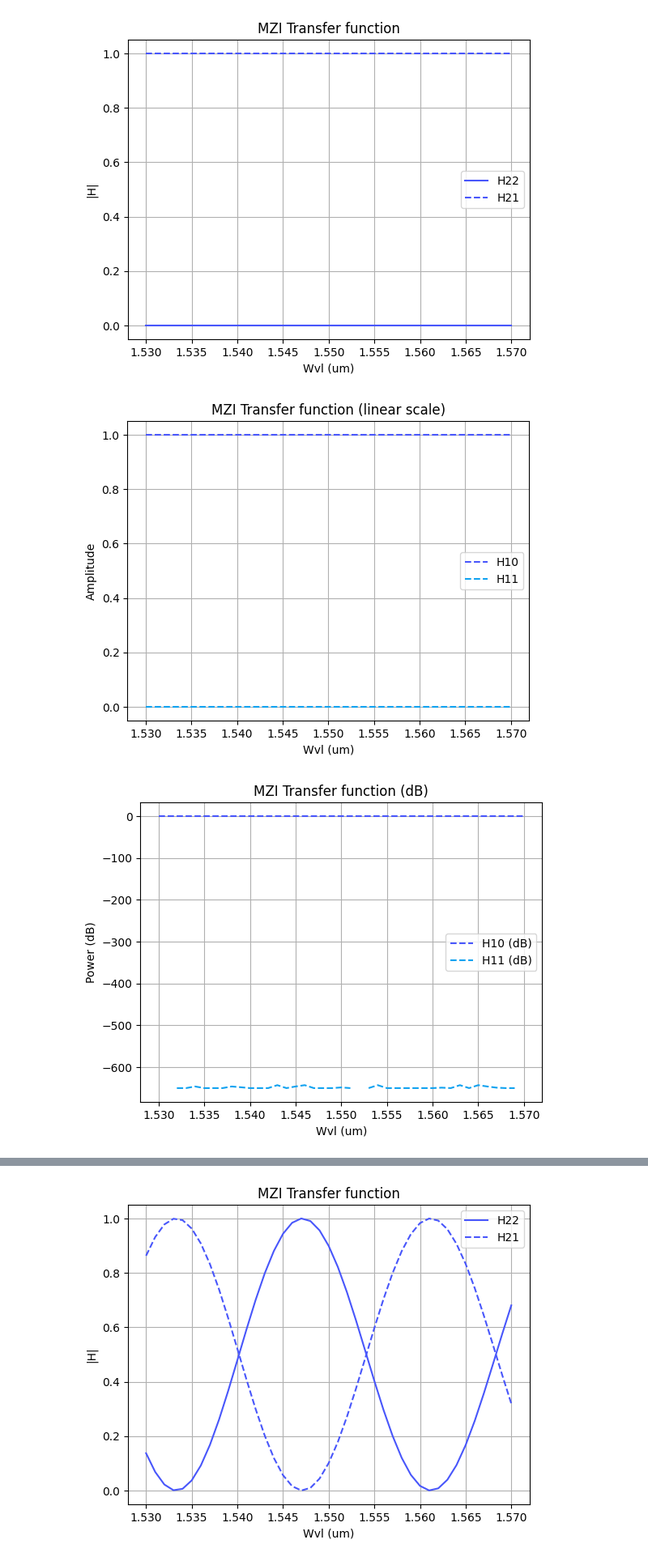
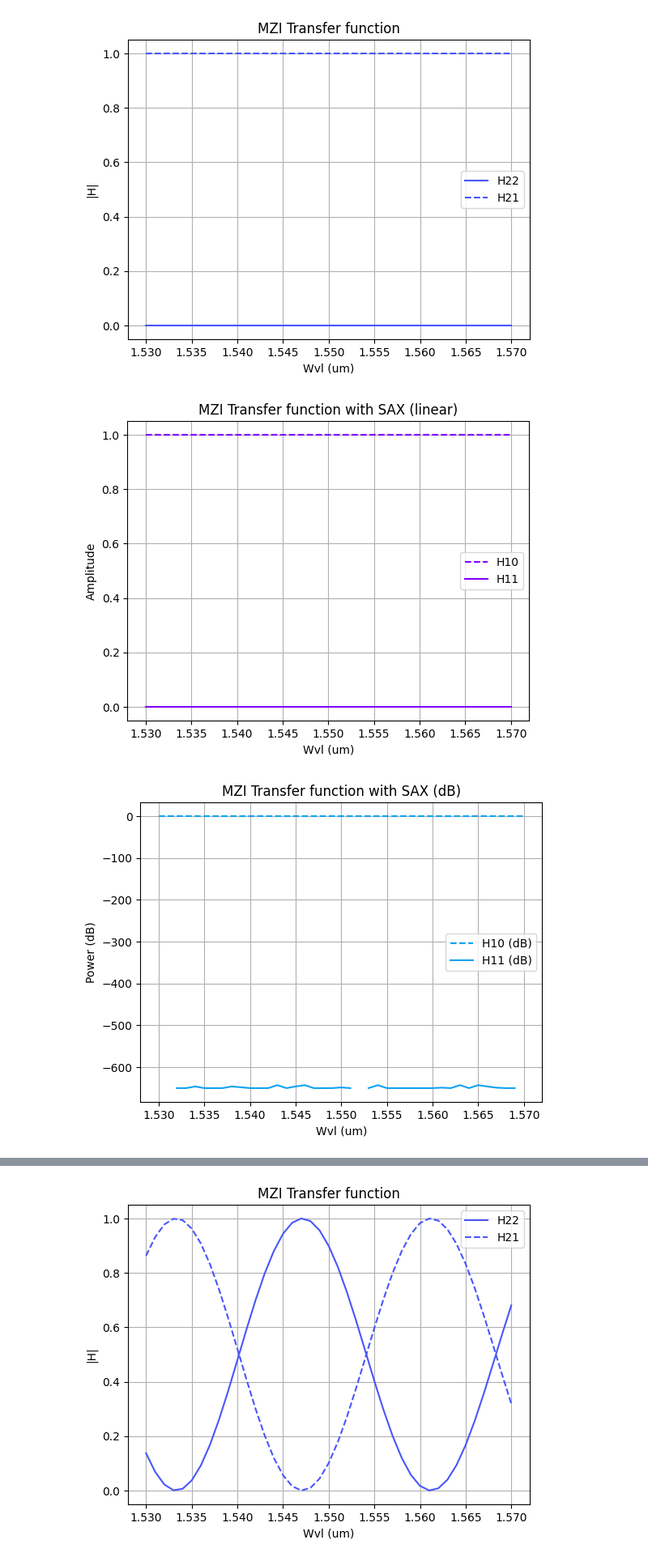
Before and after one commit to snacmuo/pic-upv-lab3, a Jupyter notebook: 30_INTERFEROMETERS_v2025_STUDENTS_UPDATE2.ipynb, the cells around one changed output, grey strips where cells are left out. Shown at 81% size. Saved outputs shown, nothing was run; the diff lists cells and outputs as text; code cells hidden in the pictures.

```diff
--- a/30_INTERFEROMETERS_v2025_STUDENTS_UPDATE2.ipynb
+++ b/30_INTERFEROMETERS_v2025_STUDENTS_UPDATE2.ipynb
@@ -603,46 +834,70 @@ plt.grid(True)
 plt.show()
 # %% [output]
 [figure]
+# %%
+## SOI cross-section ##
+SOI = np.loadtxt('SOI-w450-h220-clad600.txt', skiprows=1, delimiter='\t')
+
+wvl = SOI[:, 0]
+neffu = SOI[:, 3] #balanced configuration // (neff TE mode)   # Tiene configuración balanceada, es decir, con el mismo ancho (mismo índice efectivo) para la guía superior e inferior
+neffd = SOI[:, 3] #balanced configuration // (neff TE mode)
+
+# Propagation loss
+alphau = 0 #losless case [dB/um]
+alphad = 0; #losless case [dB/um]
+
+### Couplers configuration ###
+# Excess loss
+gamma_a = 0; #null excess loss
+gamma_b = 0; #null excess loss
+
+# Path length
+Lu = 25; # um
+Ld = 25; # um
+
+# Coupling constant
+K_a = np.full(wvl.shape, 0.5) # Hace un arrary con el mismo valor de acoplamiento (0.5) para todas las longitudes de onda
+K_b = np.full(wvl.shape, 0.5)
 # %%
 mzi_test = mzi(wl=wvl,
     coup_a = {"coupling": K_a},
     wvg_d={"length": Ld, "neff": neffd, "loss": alphad},
     wvg_u={"length": Lu, "neff": neffu, "loss": alphau},
     coup_b = {"coupling": K_b} )
 
 H00 = mzi_test["in0", "out0"]
 H10 = mzi_test["in0", "out1"]
 H01 = mzi_test["in1", "out0"]
 H11 = mzi_test["in1", "out1"]
 
 H00_dB = 20 * jnp.log10(jnp.abs(H00)**2)  # Multiplicamos por 2 para normalizar la potencia de entrada
 H10_dB = 20 * jnp.log10(jnp.abs(H10)**2)
 H01_dB = 20 * jnp.log10(jnp.abs(H01)**2)
 H11_dB = 20 * jnp.log10(jnp.abs(H11)**2)
 
 # Plot
 plt.figure()
 #plt.plot(wvl, np.abs(H00)**2, linestyle='-', color=color[1], label='H00')
-plt.plot(wvl, np.abs(H10)**2, linestyle='--', color=color[1], label='H10')
-#plt.plot(wvl, np.abs(H01)**2, linestyle='-', color=color[2], label='H01')
-plt.plot(wvl, np.abs(H11)**2, linestyle='--', color=color[2], label='H11')
+plt.plot(wvl, np.abs(H10)**2, linestyle='--', color=color[0], label='H10')
+#plt.plot(wvl, np.abs(H01)**2, linestyle='--', color=color[2], label='H01')
+plt.plot(wvl, np.abs(H11)**2, linestyle='-', color=color[0], label='H11')
 plt.xlabel('Wvl (um)')
 plt.ylabel('Amplitude')
-plt.title('MZI Transfer function (linear scale)')
+plt.title('MZI Transfer function with SAX (linear)')
 plt.legend()
 plt.grid(True)
 
 plt.figure()
 #plt.plot(wvl, H00_dB, linestyle='-', color=color[1], label='H00 (dB)')
-plt.plot(wvl, H10_dB, linestyle='--', color=color[1], label='H10 (dB)')
-#plt.plot(wvl, H01_dB, linestyle='-', color=color[2], label='H01 (dB)')
-plt.plot(wvl, H11_dB, linestyle='--', color=color[2], label='H11 (dB)')
+plt.plot(wvl, H10_dB, linestyle='--', color=color[2], label='H10 (dB)')
+#plt.plot(wvl, H01_dB, linestyle='--', color=color[2], label='H01 (dB)')
+plt.plot(wvl, H11_dB, linestyle='-', color=color[2], label='H11 (dB)')
 plt.xlabel('Wvl (um)')
 plt.ylabel('Power (dB)')
-plt.title('MZI Transfer function (dB)')
+plt.title('MZI Transfer function with SAX (dB)')
 plt.legend()
 plt.grid(True)
 plt.show()
 # %% [output]
-[figure, old version]
+[figure, new version]
-[figure, old version]
+[figure, new version]
```
Also changed, not shown: parts of 18 cells of this notebook, 1 other file.
